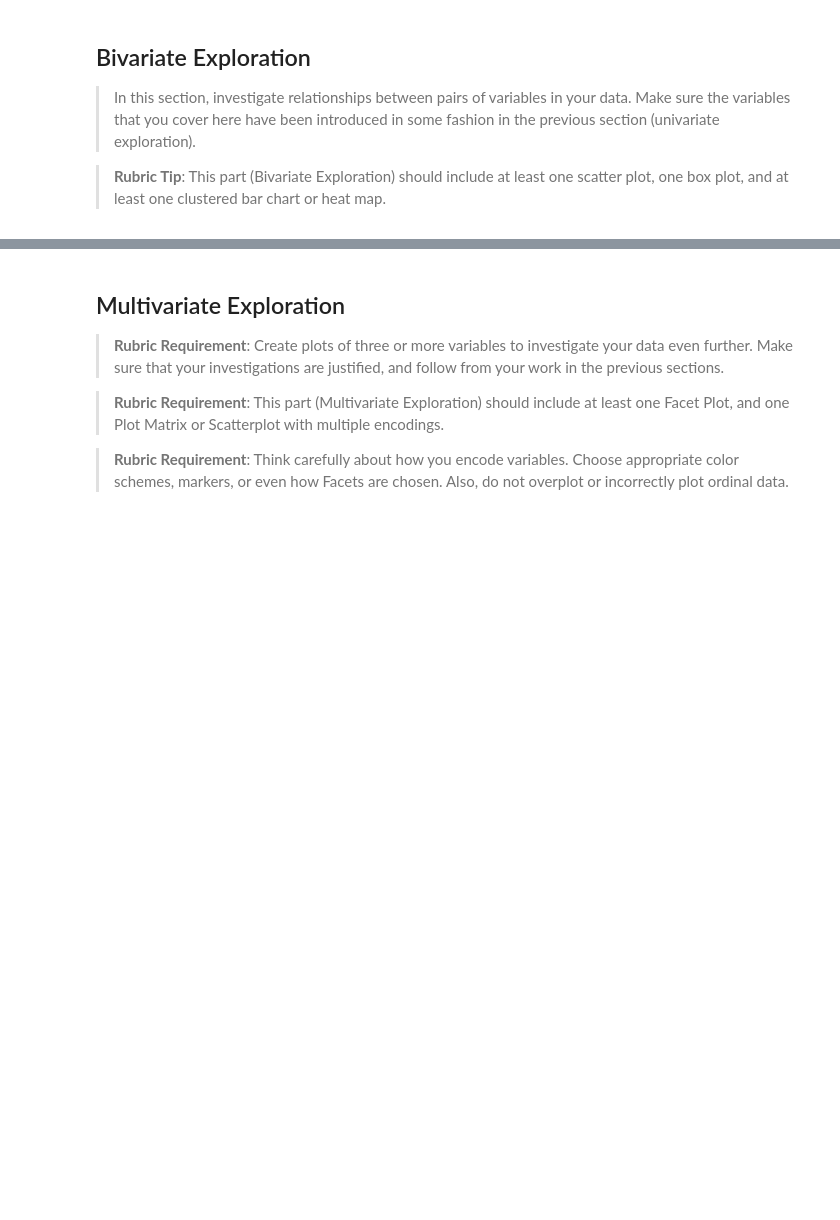
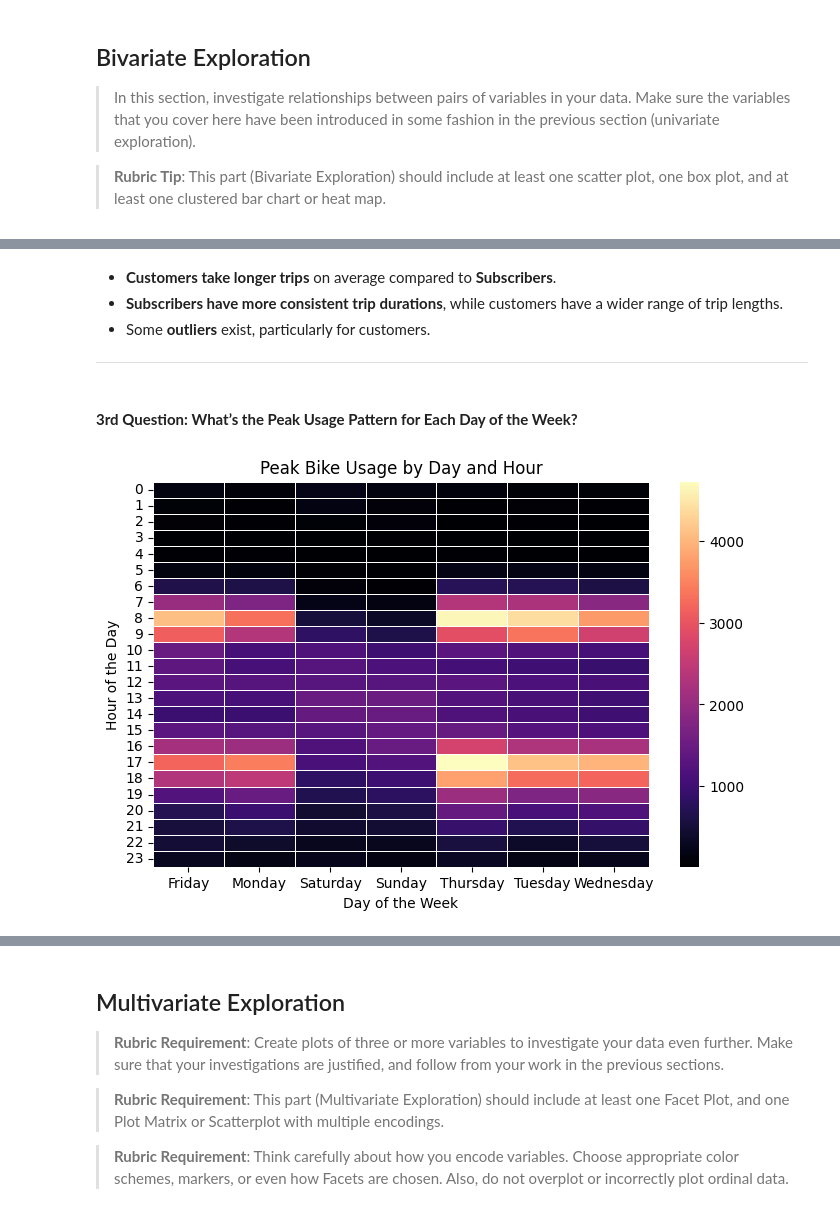
Before and after one commit to AmmarYasserAI-2/Communicate-Data-Findings, a Jupyter notebook: notebooks/01_exploratory_analysis.ipynb, the cells around one changed output, grey strips where cells are left out. Saved outputs shown, nothing was run; the diff lists cells and outputs as text; code cells hidden in the pictures; blank space fills up the shorter version.

```diff
--- a/notebooks/01_exploratory_analysis.ipynb
+++ b/notebooks/01_exploratory_analysis.ipynb
@@ -431,0 +453,21 @@ Categorical Features (User Type, Bike Share Status, Gender): These distributions
+# %% [markdown]
+- **Customers take longer trips** on average compared to **Subscribers**.
+- **Subscribers have more consistent trip durations**, while customers have a wider range of trip lengths.
+- Some **outliers** exist, particularly for customers.
+
+-------
+# %% [markdown]
+#### **3rd Question: What’s the Peak Usage Pattern for Each Day of the Week?**
+# %%
+plt.figure(figsize=(8, 5))
+df['weekday'] = df['start_time'].dt.day_name()
+df['hour'] = df['start_time'].dt.hour
+usage_pattern = df.pivot_table(index='hour', columns='weekday', aggfunc='size', fill_value=0)
+
+sns.heatmap(usage_pattern, cmap="magma", annot=False, linewidths=0.5)
+plt.xlabel('Day of the Week')
+plt.ylabel('Hour of the Day')
+plt.title('Peak Bike Usage by Day and Hour')
+plt.show()
+# %% [output]
+[figure, added]
```
Also changed, not shown: parts of 17 cells of this notebook.
